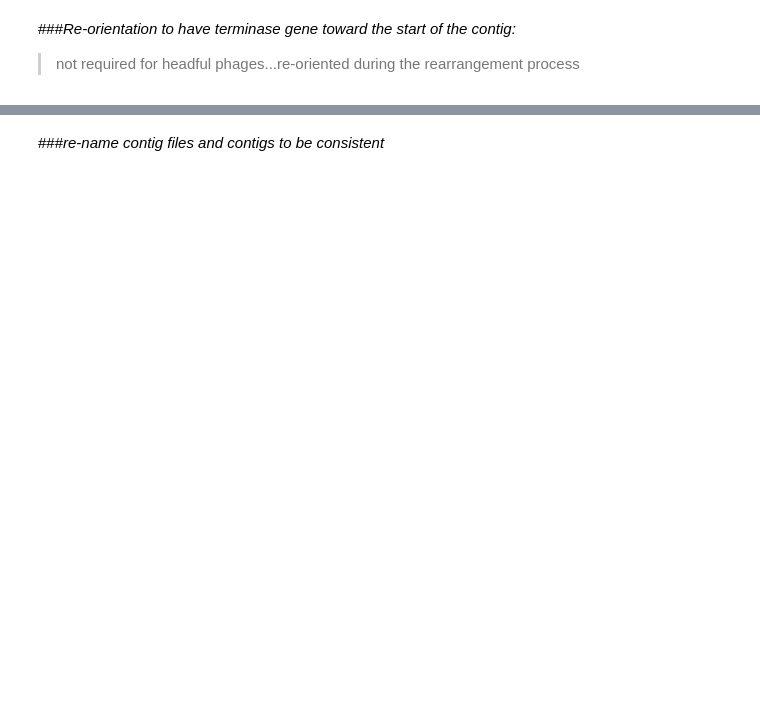
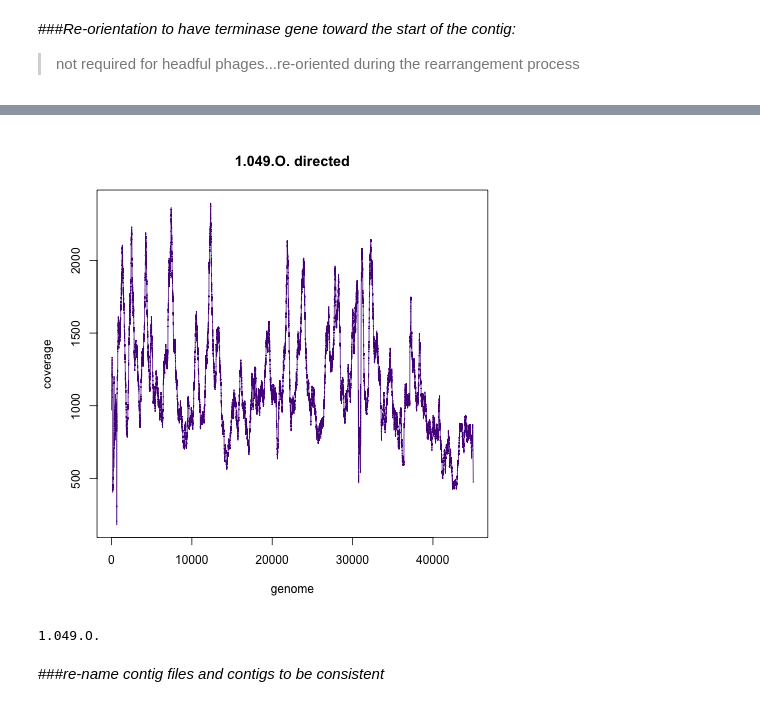
Before and after one commit to juliambrosman/nahant-genome-rearrangement, a Jupyter notebook: BP_Group12.ipynb, the cells around one changed output, grey strips where cells are left out. Cells and saved outputs as stored; diff of their text form; code cells hidden in the pictures; blank space fills up the shorter version.

Commit message:
QC each group assembly pipeline

```diff
--- a/BP_Group12.ipynb
+++ b/BP_Group12.ipynb
@@ -812,0 +957,30 @@ for line in grouplist:
+# %%
+problems=["1.049.O."]
+targets=["1.050.O."]
+
+script=open("tailored_recruitment.slurm","w")
+script.write("#!/bin/bash\n#SBATCH -n 16\n#SBATCH -N 1\n#SBATCH -o tailored.out\n#SBATCH -e tailored.err\n#SBATCH -p sched_mit_chisholm\n\n")
+script.write("module add engaging/clc-assembly-cell\nmodule add engaging/samtools/1.1\nmodule add engaging/bedtools/2.22.1\n\n")
+
+for i in range(0,len(problems)):
+    target=targets[i]
+    problem=problems[i]
+    target_seq=target+"oc.fasta"
+    reads="../"+problem+"_*.fastq"
+    recruitfile=problem+"recruitedto."+target+"cas"
+    recruitfile2=problem+"directed.cas"
+    directed=problem+"directed."
+    outputfasta=problem+"directed.fasta"
+
+
+    script.write("clc_mapper -o "+recruitfile+" -p fb ss 100 300 -q "+reads+" -d "+target_seq+" -a local -r ignore \n")
+    script.write("clc_extract_consensus -z none -a "+recruitfile+" -o "+outputfasta+"\n")
+    script.write("clc_mapper -o "+recruitfile2+" -p fb ss 100 300 -q "+reads+" -d "+outputfasta+" -a local -r ignore \n")
+    script.write("clc_cas_to_sam -a "+recruitfile2+" -o "+directed+"bam\n")
+    script.write("samtools sort "+directed+"bam "+directed+"sorted\n")
+    script.write("samtools index "+directed+"sorted.bam\n")
+    script.write("bedtools genomecov -ibam "+directed+"sorted.bam -d > "+directed+"genomecoverage.txt\n\n")
+
+script.close()
+!open tailored_recruitment.slurm -a textedit
+!scp tailored_recruitment.slurm jbrown@eofe4.mit.edu:/nobackup1/jbrown/nahant_phage_reads/group12/
@@ -813,3 +997,21 @@ for line in grouplist:
+# %%
+%%R -i problems
+for (item in problems){
+filename<-paste(item, "directed.","genomecoverage.txt",sep="")
+coverage<-read.table(filename, sep="\t")
+with(coverage, plot(V2, V3, type="l", col="purple4", cex=2, xlab="genome", ylab="coverage",main=paste(item, "directed", sep=" ")))
+}
+# %% [output]
+[figure, added]
+# %%
+for item in problems:
+    print(item)
+    fasta=open(item+"directed.fasta").read()
+    outfasta=open(item+"oc.fasta","w")
+    outfasta.write(fasta)
+    outfasta.close()
+# %% [output]
+1.049.O.
 # %% [markdown]
 ###*re-name contig files and contigs to be consistent*
 # %%
```
Also changed, not shown: parts of 14 cells of this notebook, 7 other files.
